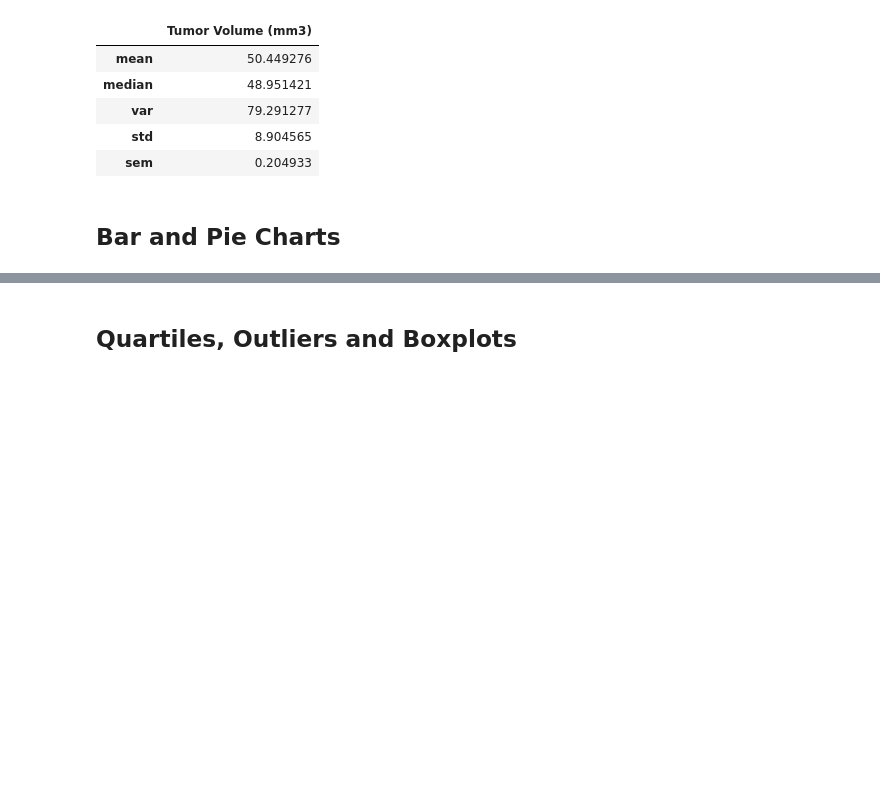
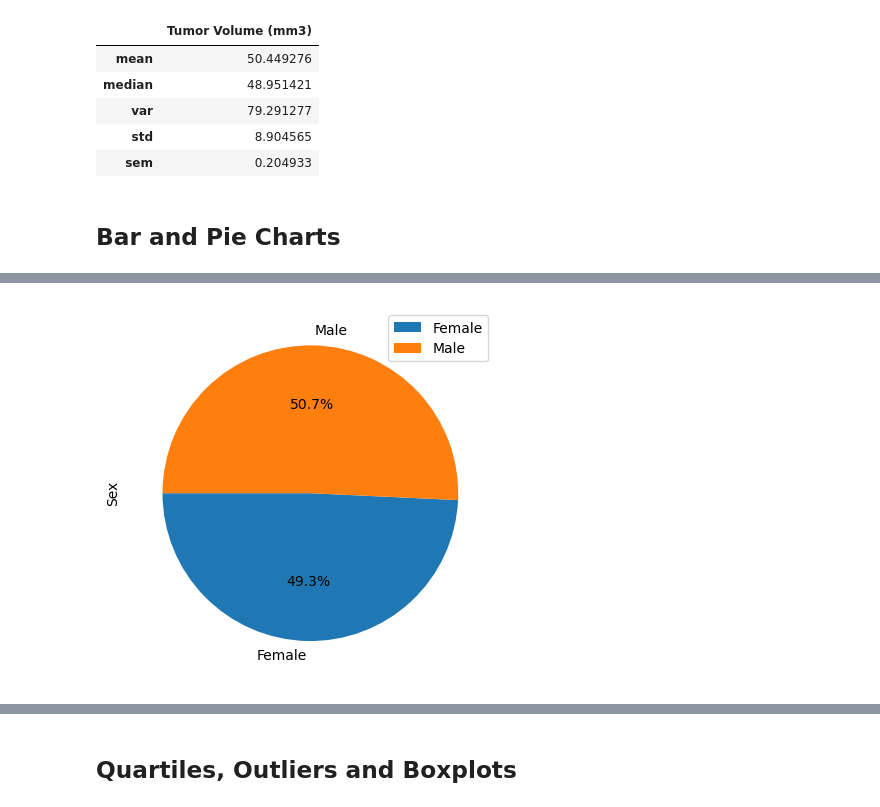
Before and after one commit to zqcushma/Pymaceuticals, a Jupyter notebook: my_work.ipynb, the cells around one changed output, grey strips where cells are left out. Cells and saved outputs as stored; diff of their text form; code cells hidden in the pictures; blank space fills up the shorter version.

```diff
--- a/my_work.ipynb
+++ b/my_work.ipynb
@@ -163,4 +187,8 @@ cleanData[['Drug Regimen','Tumor Volume (mm3)']].agg({'Tumor Volume (mm3)': ['me
 # %%
 # Generate a pie plot showing the distribution of female versus male mice using Pandas
+figC = cleanData.groupby(['Sex']).count().plot(kind='pie', y='Mouse ID', ylabel='Sex', autopct='%1.1f%%', startangle=180)
+plt.show()
+# %% [output]
+[figure, added]
 # %%
 # Generate a pie plot showing the distribution of female versus male mice using pyplot
```
Also changed, not shown: parts of 4 cells of this notebook.
